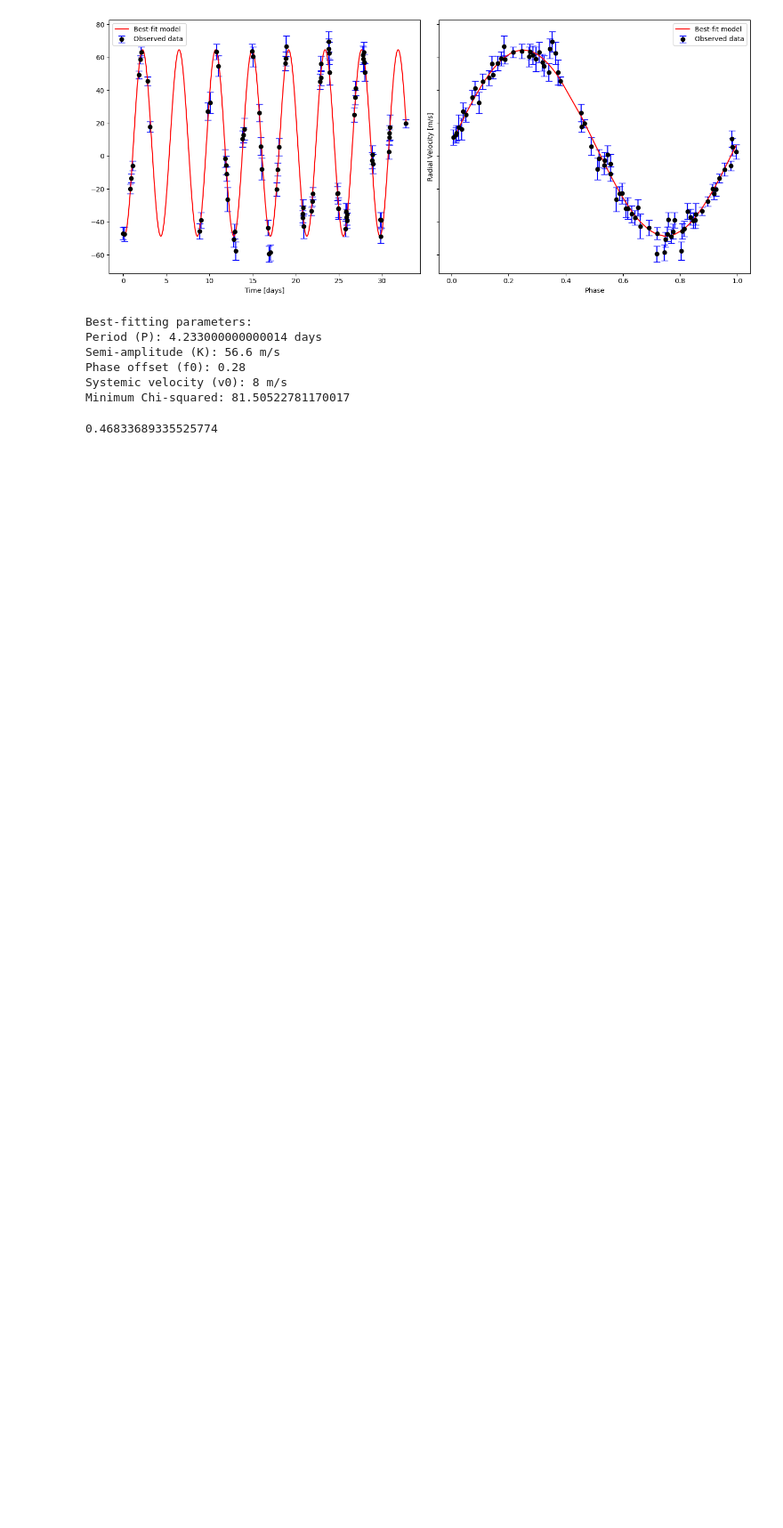
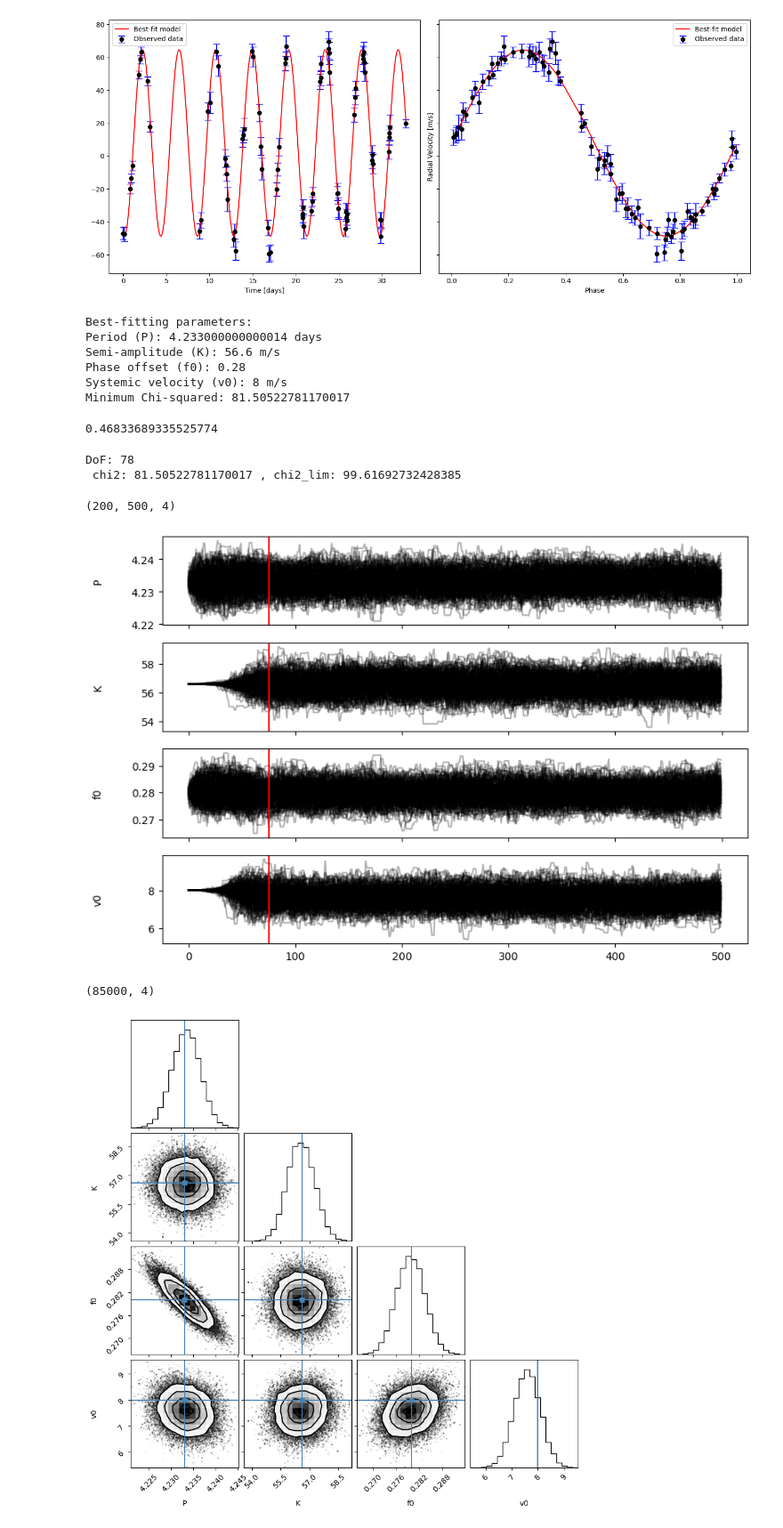
Before and after one commit to TapWhite/ALOP-2, a Jupyter notebook: problems.ipynb, the cells around one changed output. Shown at 89% size. Cells and saved outputs as stored; diff of their text form; code cells hidden in the pictures; blank space fills up the shorter version.

```diff
--- a/problems.ipynb
+++ b/problems.ipynb
@@ -236,3 +241,15 @@ minimal_planet_mass = calculate_Mp(1.06 * M_sun.value, best_P *24*3600, 90, best
 print(minimal_planet_mass)
 # %% [output]
 0.46833689335525774
+# %%
+from  scipy.stats import chi2
+
+dof = len(time) - 4
+print(f'DoF: {dof}')
+
+
+chi2_lim = chi2.ppf(0.95, dof)
+print(f' chi2: {min_chi2} , chi2_lim: {chi2_lim}')
+# %% [output]
+DoF: 78
+ chi2: 81.50522781170017 , chi2_lim: 99.61692732428385
@@ -238,0 +294,38 @@ print(minimal_planet_mass)
+# %%
+
+ndim, nwalkers = 4, 200
+pos = [np.array([best_P, best_K, best_f0, best_v0]) + 1e-3*np.random.randn(ndim) for i in range(nwalkers)]
+
+sampler = emcee.EnsembleSampler(nwalkers, ndim, lnprob, args=(time, vrad_obs, vrad_uncertainty))
+
+tmp = sampler.run_mcmc(pos, 500)
+
+print(sampler.chain.shape)
+
+fig, axes = plt.subplots(4, figsize=(10, 7), sharex=True)
+
+labels = ["P", "K", "f0", "v0"]
+for i in range(ndim):
+    ax = axes[i]
+    ax.plot(sampler.chain[:, :, i].transpose(), color="black", alpha=0.3)
+    ax.set_ylabel(labels[i])
+    ax.axvline(75, color='red')
+    ax.yaxis.set_label_coords(-0.1, 0.5)
+#axes[-1].set_xlabel("step number")
+plt.savefig("pdf/emcee.pdf")
+plt.show()
+
+
+samples = sampler.chain[:, 75:, :].reshape((-1, ndim))
+print(samples.shape)
+
+import corner
+
+
+
+fig = corner.corner(samples, labels=labels, truths=[best_P, best_K, best_f0, best_v0])
+# %% [output]
+(200, 500, 4)
+[figure, added]
+(85000, 4)
+[figure, added]
```
Also changed, not shown: parts of 11 cells of this notebook, 6 other files.
